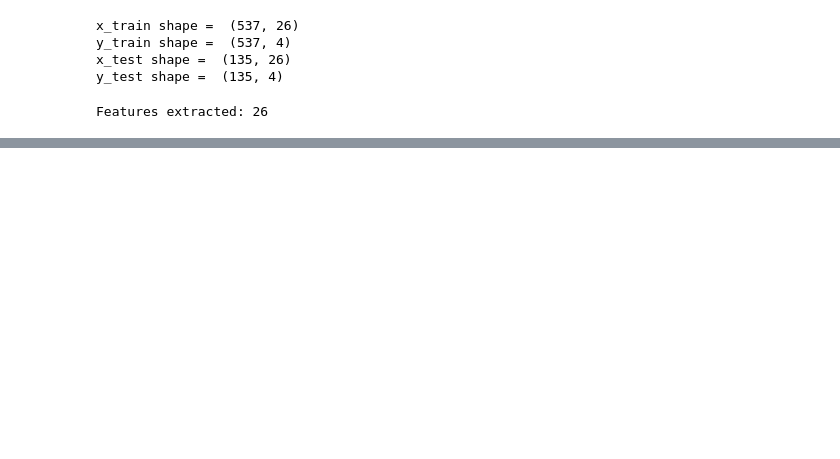
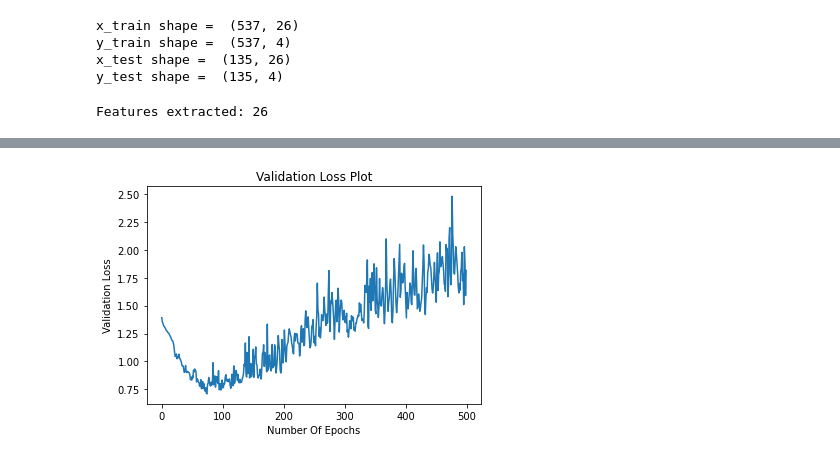
Before and after one commit to nikhildr22/Speech-Emotion-Recognition, a Jupyter notebook: speech_emotion_recognition.ipynb, the cells around one changed output, grey strips where cells are left out. Cells and saved outputs as stored; diff of their text form; code cells hidden in the pictures; blank space fills up the shorter version.

```diff
--- a/speech_emotion_recognition.ipynb
+++ b/speech_emotion_recognition.ipynb
@@ -428,0 +435,8 @@ predicted values for the test data:  ['happy' 'angry' 'happy' 'neutral' 'angry'
+# %%
+plt.plot(final.history['val_loss'])
+plt.ylabel('Validation Loss')
+plt.xlabel('Number Of Epochs')
+plt.title('Validation Loss Plot')
+plt.show()
+# %% [output]
+[figure, added]
```
Also changed, not shown: parts of 22 cells of this notebook.
